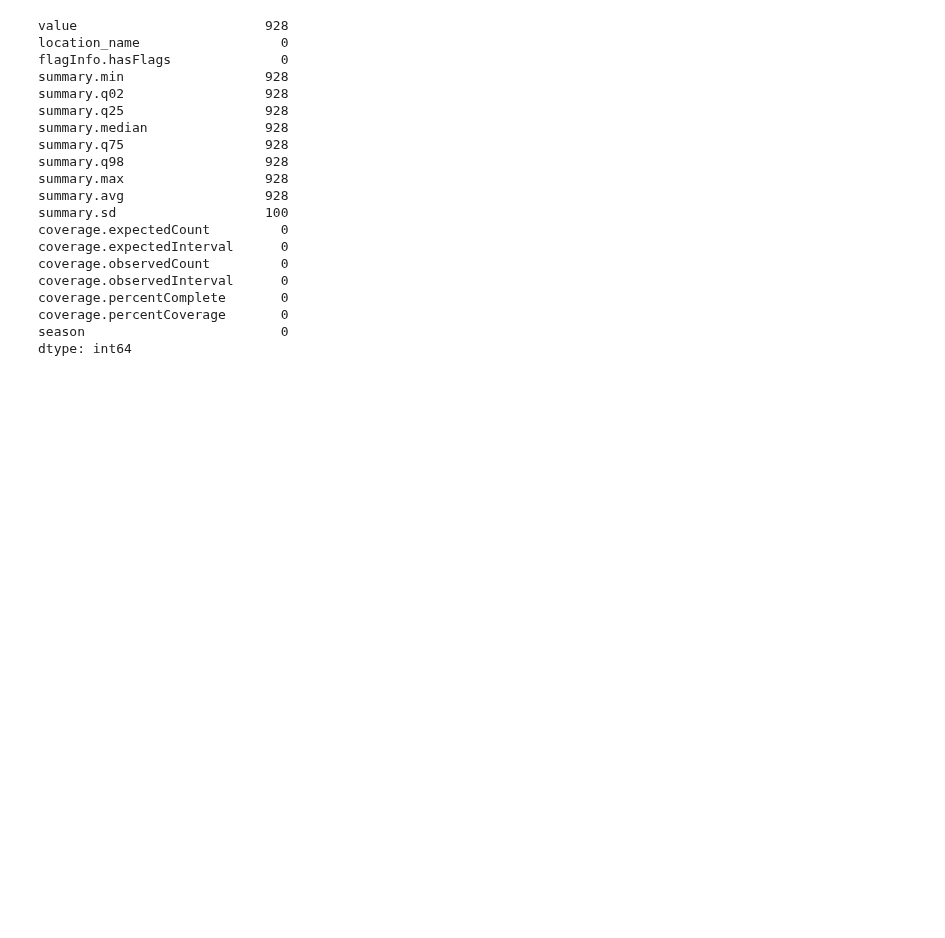
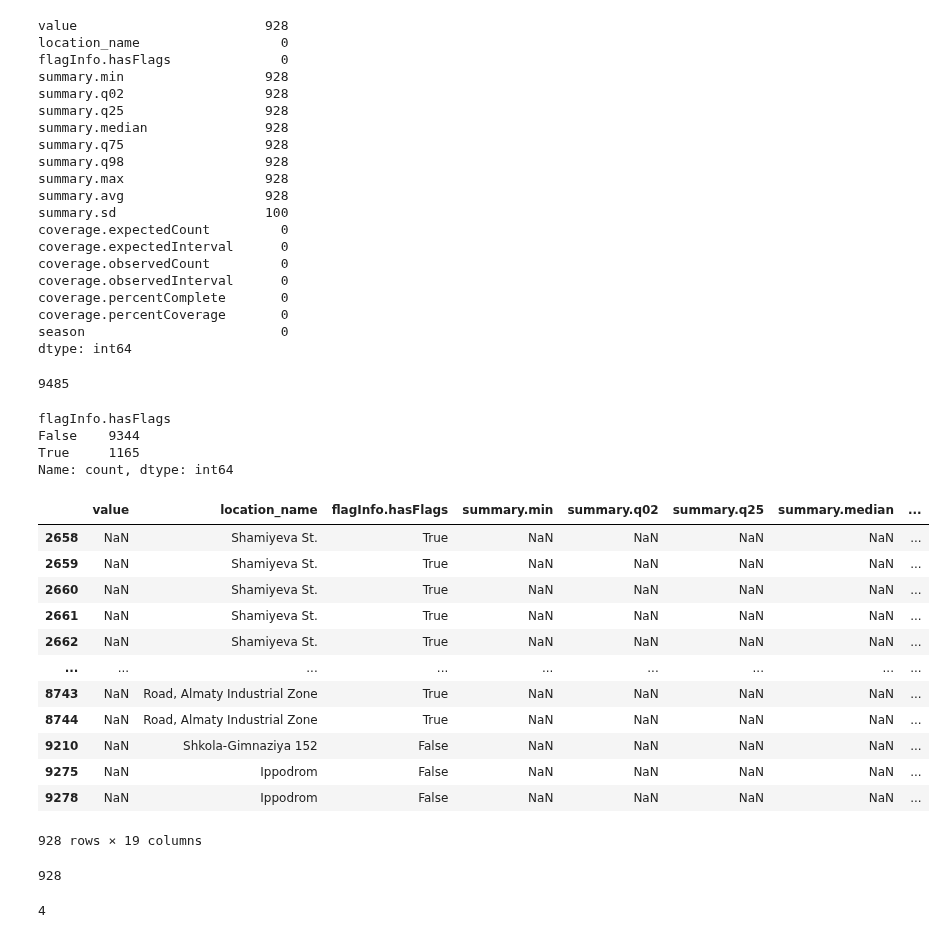
Before and after one commit to iencislennon/Next-Day-PM2.5-Air-Quality-Forecasting-forAlmaty, a Jupyter notebook: exploratory/sandbox.ipynb, the cells around one changed output. Drawn from its saved outputs; the diff is of its cells as text; code cells hidden in the pictures; blank space fills up the shorter version.

```diff
--- a/exploratory/sandbox.ipynb
+++ b/exploratory/sandbox.ipynb
@@ -324,3 +324,32 @@ coverage.percentComplete       0
 coverage.percentCoverage       0
 season                         0
 dtype: int64
+# %%
+try_df = clean_df.dropna()
+len(try_df)
+# %% [output]
+9485
+# %%
+clean_df.loc[:, 'flagInfo.hasFlags'].value_counts()
+# %% [output]
+flagInfo.hasFlags
+False    9344
+True     1165
+Name: count, dtype: int64
+# %%
+clean_df[clean_df['value'].isna()]
+# hmmm
+# %% [output]
+|  | value | location_name | flagInfo.hasFlags | summary.min | summary.q02 | summary.q25 | summary.median | ... |
+| 2658 | NaN | Shamiyeva St. | True | NaN | NaN | NaN | NaN | ... |
+| 2659 | NaN | Shamiyeva St. | True | NaN | NaN | NaN | NaN | ... |
+| 2660 | NaN | Shamiyeva St. | True | NaN | NaN | NaN | NaN | ... |
+| 2661 | NaN | Shamiyeva St. | True | NaN | NaN | NaN | NaN | ... |
+| 2662 | NaN | Shamiyeva St. | True | NaN | NaN | NaN | NaN | ... |
+| ... | ... | ... | ... | ... | ... | ... | ... | ... |
+| 8743 | NaN | Road, Almaty Industrial Zone | True | NaN | NaN | NaN | NaN | ... |
+| 8744 | NaN | Road, Almaty Industrial Zone | True | NaN | NaN | NaN | NaN | ... |
+| 9210 | NaN | Shkola-Gimnaziya 152 | False | NaN | NaN | NaN | NaN | ... |
+| 9275 | NaN | Ippodrom | False | NaN | NaN | NaN | NaN | ... |
+| 9278 | NaN | Ippodrom | False | NaN | NaN | NaN | NaN | ... |
+928 rows × 19 columns
@@ -326,0 +367,7 @@ dtype: int64
+# %%
+cond_value_na = clean_df['value'].isna()
+cond_others_na = clean_df[try_x].isna().all(axis=1)
+
+len(clean_df[cond_value_na & cond_others_na])
+# %% [output]
+928
@@ -326,0 +386,7 @@ dtype: int64
+# %%
+cond_value_na = clean_df['summary.sd'].isna()
+cond_others_na = clean_df[try_x].isna().all(axis=1)
+
+len(clean_df[cond_value_na & cond_others_na])
+# %% [output]
+4
```
Also changed, not shown: parts of 30 cells of this notebook, 3 other files.
